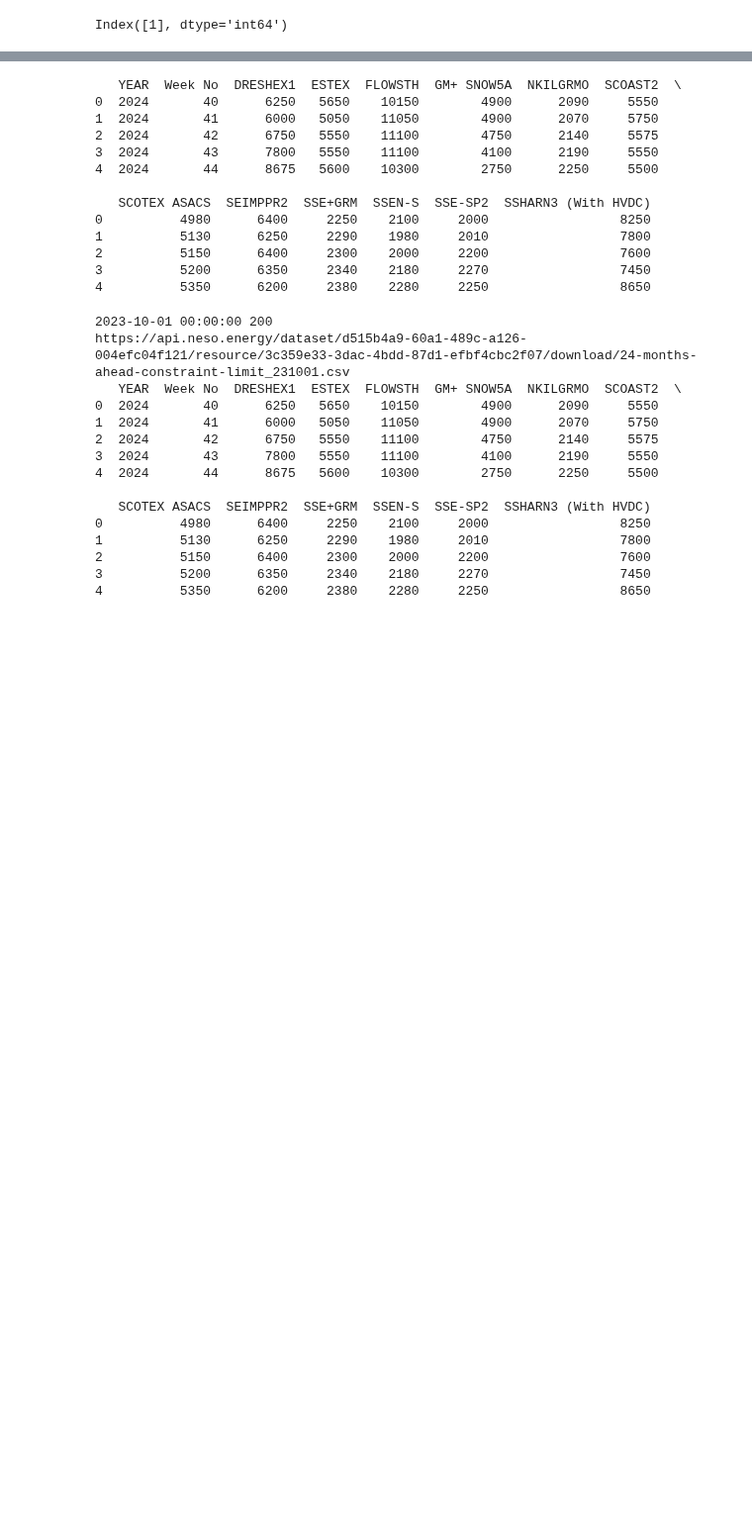
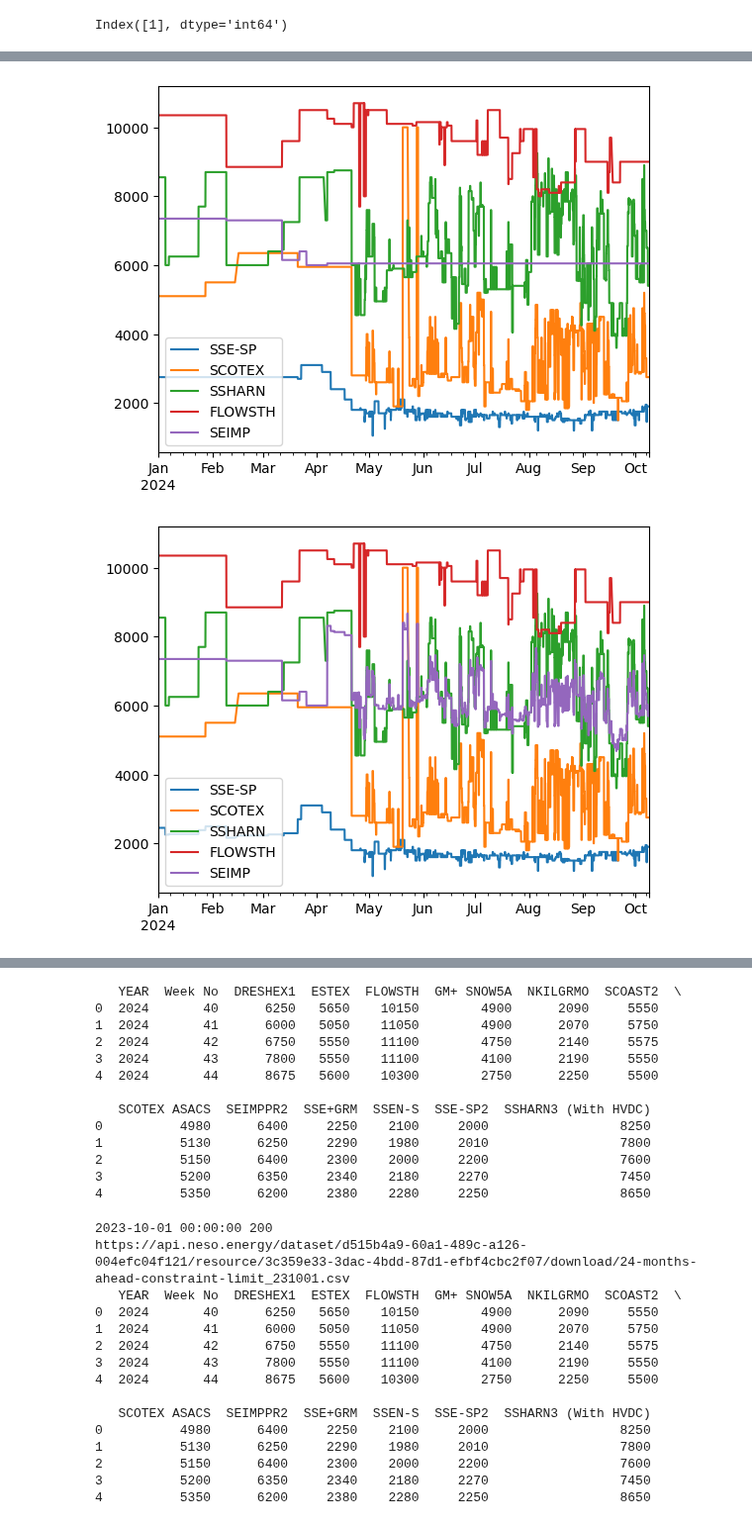
Before and after one commit to LukasFrankenQ/GBPower, a Jupyter notebook: notebooks/get_boundary_flows.ipynb, the cells around one changed output, grey strips where cells are left out. Shown at 99% size. Cells and saved outputs as stored; diff of their text form; code cells hidden in the pictures; blank space fills up the shorter version.

```diff
--- a/notebooks/get_boundary_flows.ipynb
+++ b/notebooks/get_boundary_flows.ipynb
@@ -248,0 +50,5 @@ a.sort_index()
+# %%
+df = pd.read_csv('constraint_limits_2024.csv', index_col=0, parse_dates=True)
+# %% [output]
+[figure, added]
+[figure, added]
```
Also changed, not shown: parts of 10 cells of this notebook, 3 other files.
